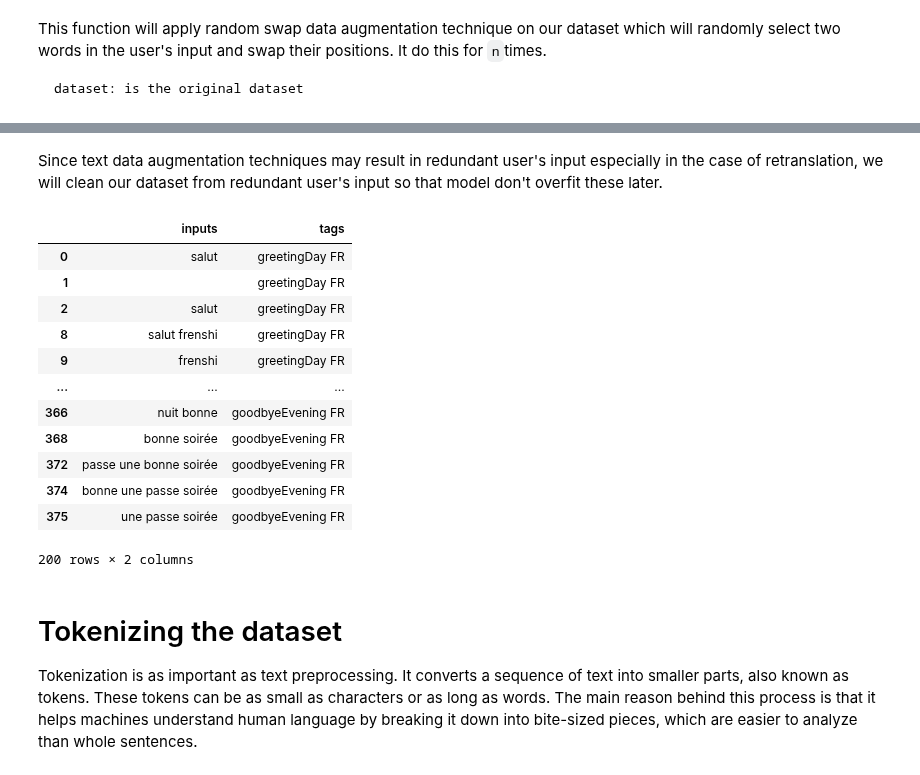
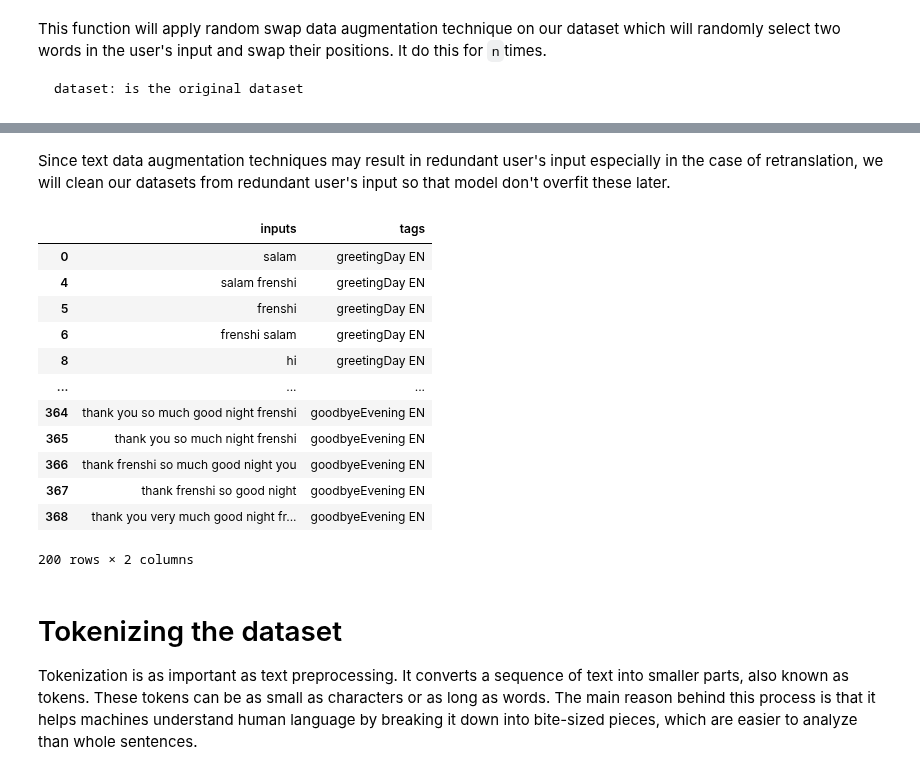
Before and after one commit to NaimaZouidi/Frenshi-chatbot, a Jupyter notebook: Frenshi_chatbot.ipynb, the cells around one changed output, grey strips where cells are left out. Cells and saved outputs as stored; diff of their text form; code cells hidden in the pictures.

````diff
--- a/Frenshi_chatbot.ipynb
+++ b/Frenshi_chatbot.ipynb
@@ -617,4 +667,5 @@ inputs: the user's input.
 tags: the corresponding tag or class to the user's input in order to identify the best answer to it.
 ```
 # %%
-data = pd.DataFrame({"inputs":inputs,"tags":tags})
+dataFR = pd.DataFrame({"inputs":inputsFR,"tags":tagsFR})
+dataEN = pd.DataFrame({"inputs":inputsEN,"tags":tagsEN})
@@ -633,3 +675,3 @@ NLP models can't understand text accordangly. So we need to preprocess the user'
 # %%
-data['inputs'] = data["inputs"].apply(lambda wrd:[ltrs.lower() for ltrs in wrd if ltrs not in string.punctuation])
-data['inputs'] = data["inputs"].apply(lambda wrd: ''.join(wrd))
+dataFR['inputs'] = dataFR["inputs"].apply(lambda wrd:[ltrs.lower() for ltrs in wrd if ltrs not in string.punctuation])
+dataFR['inputs'] = dataFR["inputs"].apply(lambda wrd: ''.join(wrd))
@@ -645,2 +678,5 @@ data.head(5)
+# %%
+dataEN['inputs'] = dataEN["inputs"].apply(lambda wrd:[ltrs.lower() for ltrs in wrd if ltrs not in string.punctuation])
+dataEN['inputs'] = dataEN["inputs"].apply(lambda wrd: ''.join(wrd))
 # %% [markdown]
-Since text data augmentation techniques may result in redundant user's input especially in the case of retranslation, we will clean our dataset from redundant user's input so that model don't overfit these later.
+Since text data augmentation techniques may result in redundant user's input especially in the case of retranslation, we will clean our datasets from redundant user's input so that model don't overfit these later.
@@ -649,19 +683,23 @@ data=data.drop_duplicates()
-# %%
-data.head(200)
-# %% [output]
-|  | inputs | tags |
-| 0 | salut | greetingDay FR |
-| 1 |  | greetingDay FR |
-| 2 | salut | greetingDay FR |
-| 8 | salut frenshi | greetingDay FR |
-| 9 | frenshi | greetingDay FR |
-| ... | ... | ... |
-| 366 | nuit bonne | goodbyeEvening FR |
-| 368 | bonne soirée | goodbyeEvening FR |
-| 372 | passe une bonne soirée | goodbyeEvening FR |
-| 374 | bonne une passe soirée | goodbyeEvening FR |
-| 375 | une passe soirée | goodbyeEvening FR |
-200 rows × 2 columns
+# %%
+dataFR=dataFR.drop_duplicates()
+dataEN=dataEN.drop_duplicates()
+# %%
+dataFR.head(200)
+dataEN.head(200)
+# %% [output]
+|  | inputs | tags |
+| 0 | salam | greetingDay EN |
+| 4 | salam frenshi | greetingDay EN |
+| 5 | frenshi | greetingDay EN |
+| 6 | frenshi salam | greetingDay EN |
+| 8 | hi | greetingDay EN |
+| ... | ... | ... |
+| 364 | thank you so much good night frenshi | goodbyeEvening EN |
+| 365 | thank you so much night frenshi | goodbyeEvening EN |
+| 366 | thank frenshi so much good night you | goodbyeEvening EN |
+| 367 | thank frenshi so good night | goodbyeEvening EN |
+| 368 | thank you very much good night fr... | goodbyeEvening EN |
+200 rows × 2 columns
 # %% [markdown]
 # Tokenizing the dataset
 Tokenization is as important as text preprocessing. It converts a sequence of text into smaller parts, also known as tokens. These tokens can be as small as characters or as long as words. The main reason behind this process is that it helps machines understand human language by breaking it down into bite-sized pieces, which are easier to analyze than whole sentences.
````
Also changed, not shown: parts of 37 cells of this notebook.
